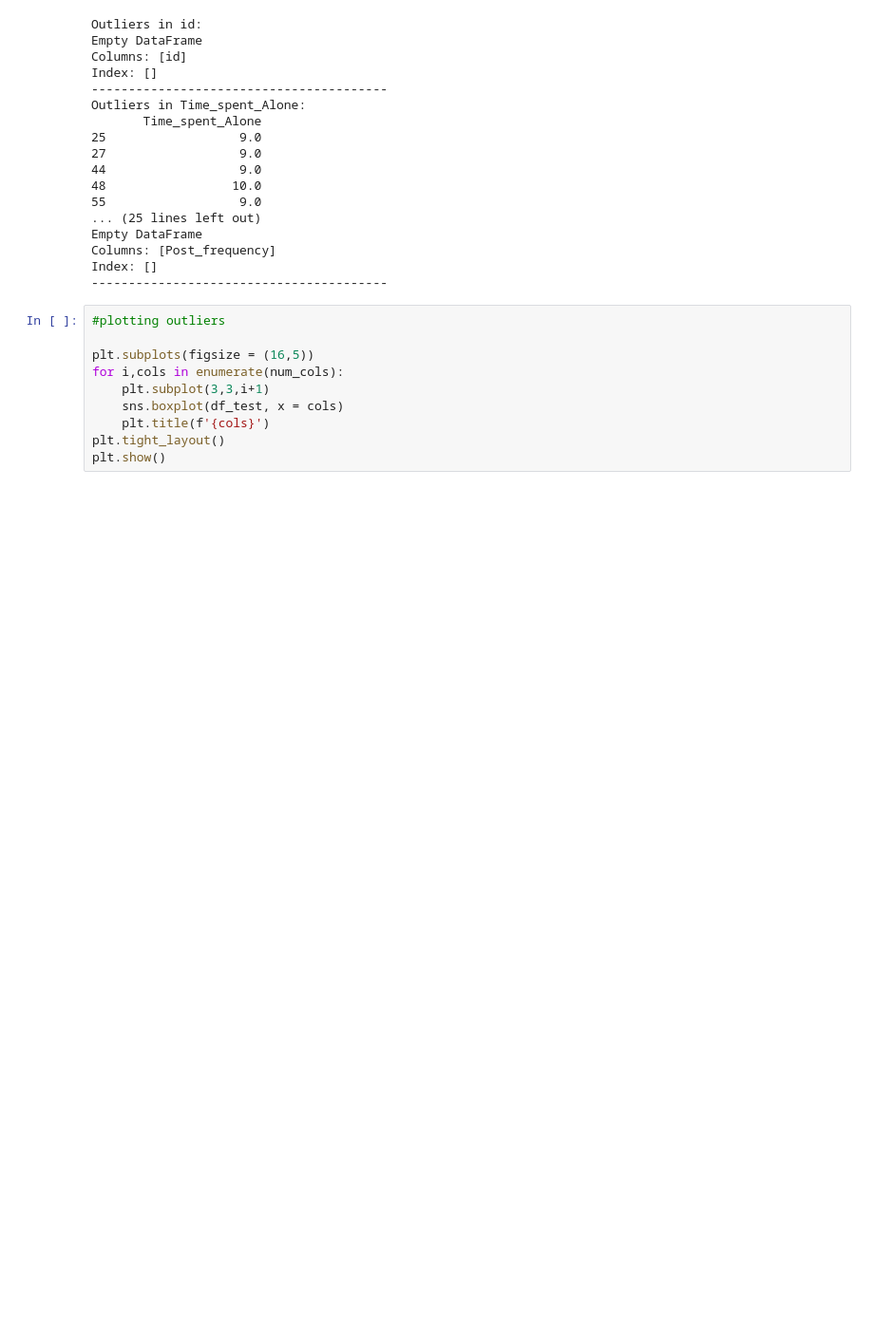
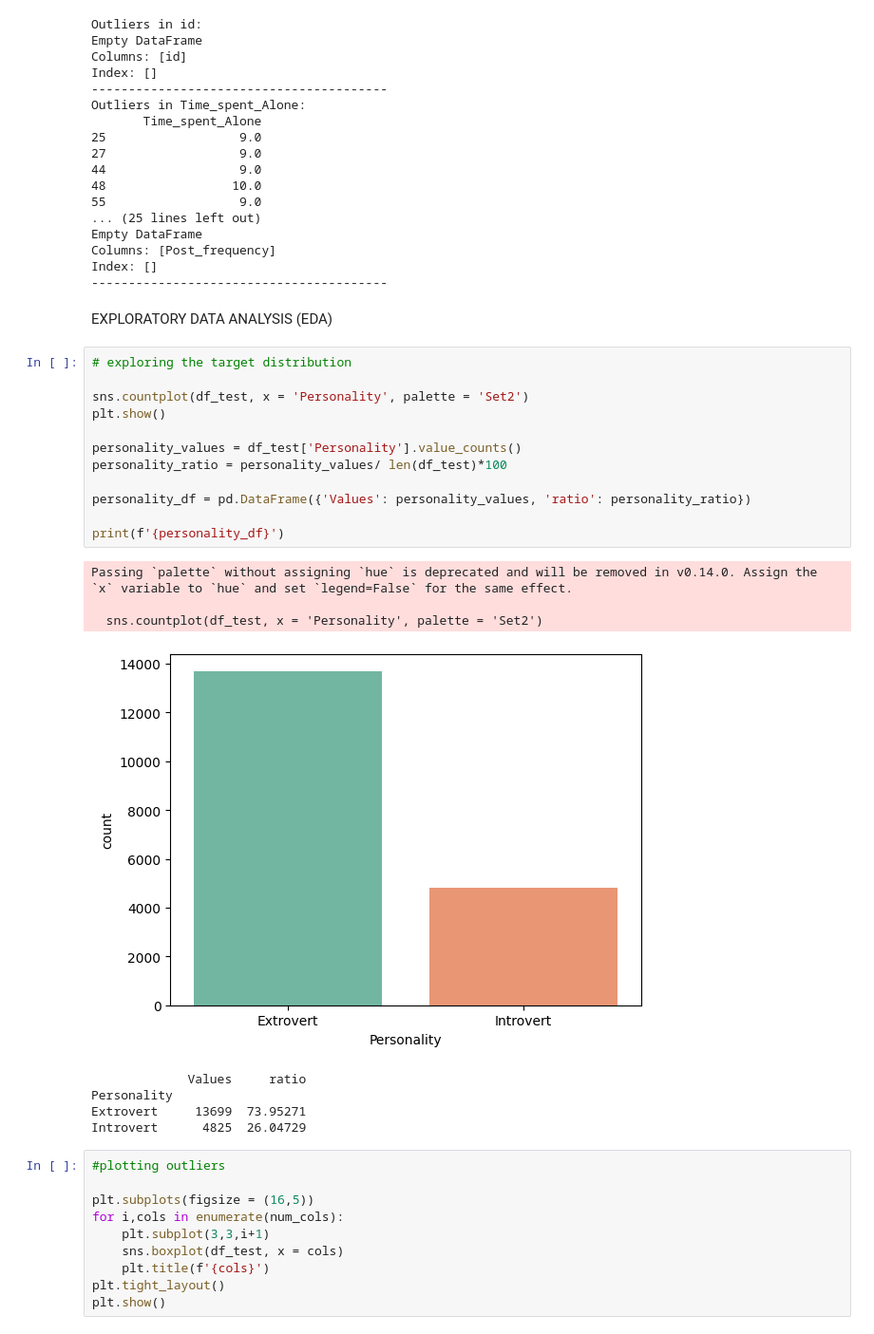
Before and after one commit to Eugene2705/find_an_extravert, a Jupyter notebook: working_file.ipynb, the cells around one changed output. Shown at 95% size. Saved outputs shown, nothing was run; the diff lists cells and outputs as text; blank space fills up the shorter version.

```diff
--- a/working_file.ipynb
+++ b/working_file.ipynb
@@ -139,6 +139,29 @@ Empty DataFrame
 Columns: [Post_frequency]
 Index: []
 ----------------------------------------
+# %% [markdown]
+EXPLORATORY DATA ANALYSIS (EDA)
+# %%
+# exploring the target distribution
+
+sns.countplot(df_test, x = 'Personality', palette = 'Set2')
+plt.show()
+
+personality_values = df_test['Personality'].value_counts()
+personality_ratio = personality_values/ len(df_test)*100
+
+personality_df = pd.DataFrame({'Values': personality_values, 'ratio': personality_ratio})
+
+print(f'{personality_df}')
+# %% [output]
+Passing `palette` without assigning `hue` is deprecated and will be removed in v0.14.0. Assign the `x` variable to `hue` and set `legend=False` for the same effect.
+
+  sns.countplot(df_test, x = 'Personality', palette = 'Set2')
+[figure, added]
+             Values     ratio
+Personality
+Extrovert     13699  73.95271
+Introvert      4825  26.04729
 # %%
 #plotting outliers
 
```
Also changed, not shown: parts of 4 cells of this notebook.
